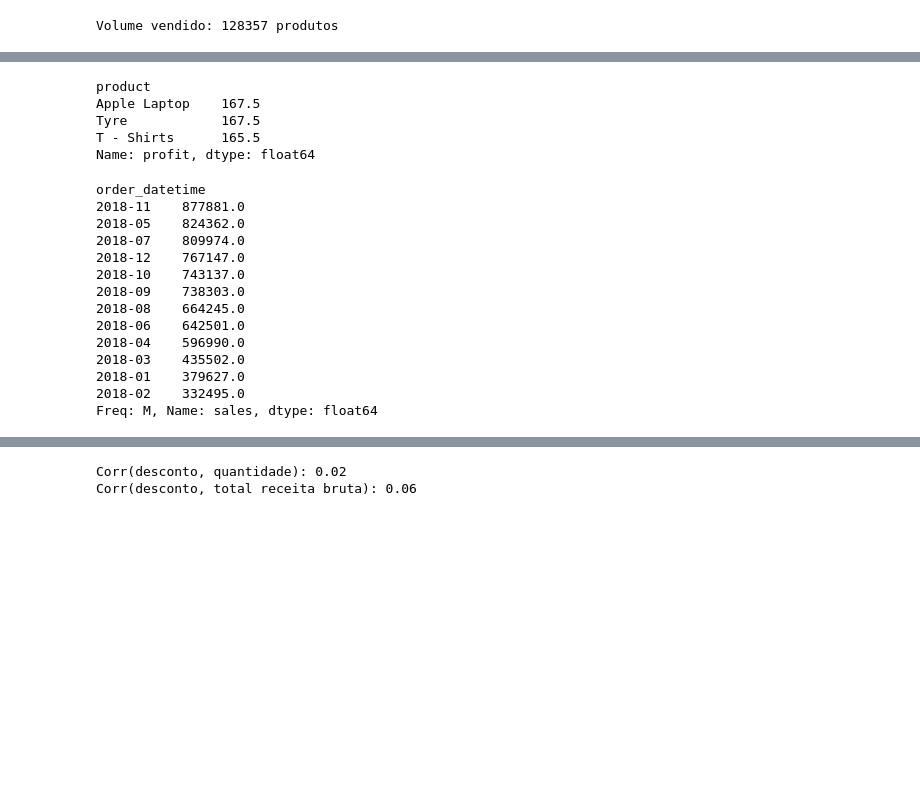
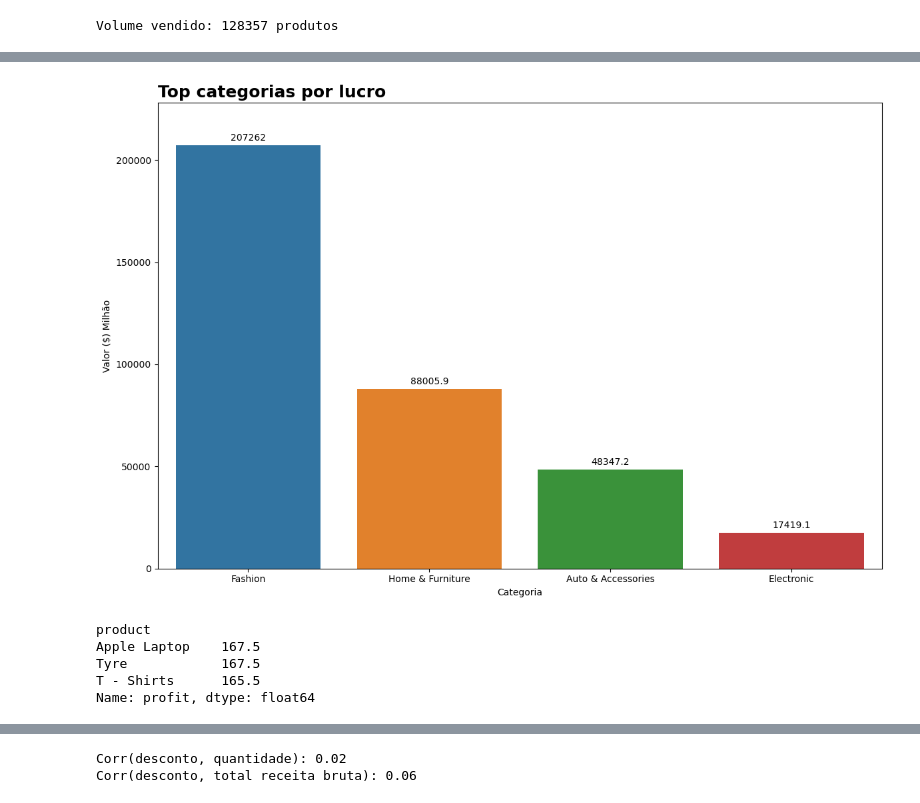
Before and after one commit to JacksonvBarbosa/america_ecommerce, a Jupyter notebook: notebook/03_eda/exploratory_analysis.ipynb, the cells around one changed output, grey strips where cells are left out. Saved outputs shown, nothing was run; the diff lists cells and outputs as text; code cells hidden in the pictures; blank space fills up the shorter version.

```diff
--- a/notebook/03_eda/exploratory_analysis.ipynb
+++ b/notebook/03_eda/exploratory_analysis.ipynb
@@ -282,3 +304,8 @@ Name: profit, dtype: float64
+# %%
+# Gráfico de barra
+grafico_barra(top_cat_prof, x= top_cat_prof.index, y= top_cat_prof.profit/10, hue=top_cat_prof.index, titulo='Top categorias por lucro', xlabel='Categoria', ylabel='Valor ($) Milhão')
+# %% [output]
+[figure, added]
 # %%
 # Produco com maior margem de lucro
 df.groupby('product')['profit'].max().sort_values(ascending=False).head(3)
@@ -288,21 +315,3 @@ Apple Laptop    167.5
 Tyre            167.5
 T - Shirts      165.5
 Name: profit, dtype: float64
-# %%
-# Busca um sazonalidade nas vendas nesse ano de 2018
-df.groupby(df['order_datetime'].dt.to_period('M'))['sales'].sum().sort_values(ascending=False)
-# %% [output]
-order_datetime
-2018-11    877881.0
-2018-05    824362.0
-2018-07    809974.0
-2018-12    767147.0
-2018-10    743137.0
-2018-09    738303.0
-2018-08    664245.0
-2018-06    642501.0
-2018-04    596990.0
-2018-03    435502.0
-2018-01    379627.0
-2018-02    332495.0
-Freq: M, Name: sales, dtype: float64
```
Also changed, not shown: parts of 25 cells of this notebook, 14 other files.
